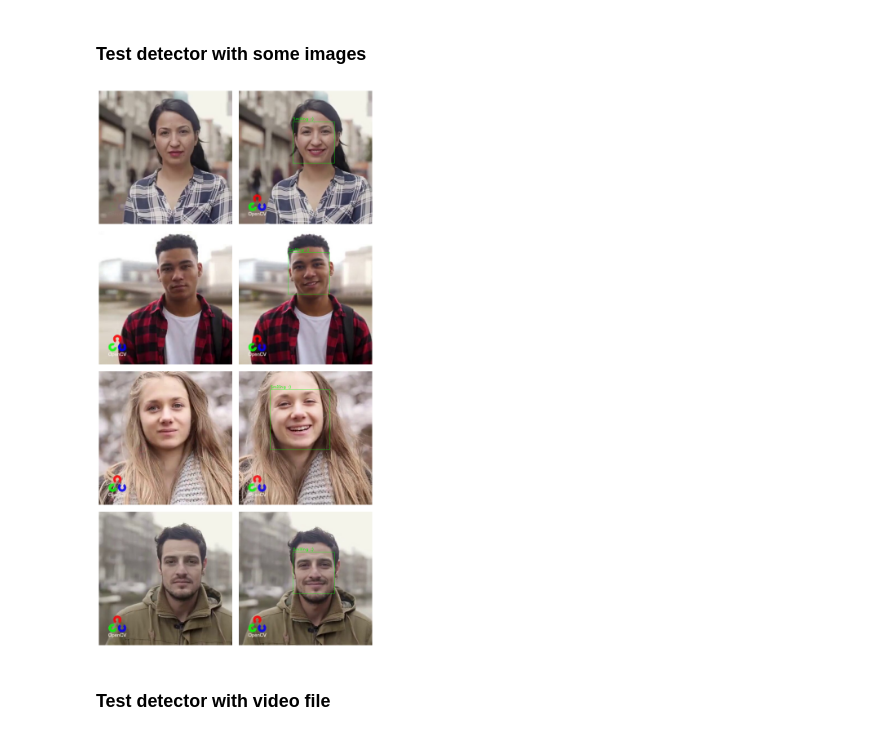
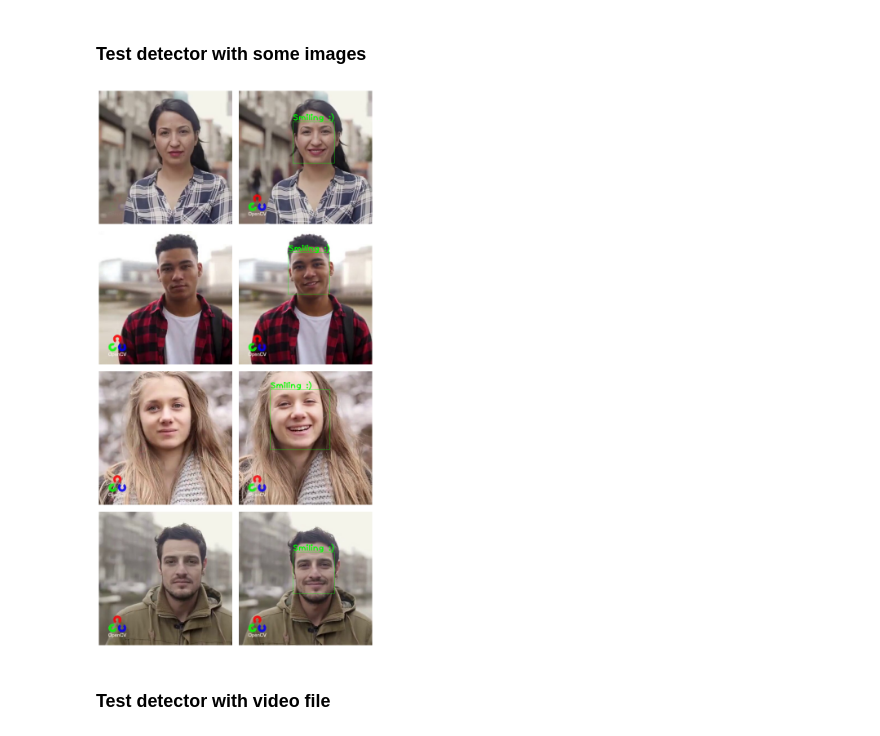
Before and after one commit to lphucthinh40/opencv_examples, a Jupyter notebook: Smile_Detection/smile_detector.ipynb, the cells around one changed output. Saved outputs shown, nothing was run; the diff lists cells and outputs as text; code cells hidden in the pictures.

Commit message:
add output images

```diff
--- a/Smile_Detection/smile_detector.ipynb
+++ b/Smile_Detection/smile_detector.ipynb
@@ -33,7 +33,7 @@ class SmileDetector:
             start, end = (bbox[0], bbox[1]), (bbox[2], bbox[3])
             new_image = cv2.rectangle(new_image, start, end, (0,255,0), 1)
             new_image = cv2.putText(new_image,"Smiling :)", (start[0], start[1]-5),
-                                    cv2.FONT_HERSHEY_PLAIN, 1, (0,255,0), 1, cv2.LINE_AA)
+                                    cv2.FONT_HERSHEY_PLAIN, 2, (0,255,0), 2, cv2.LINE_AA)
         return new_image
 
     def isSmiling(self, image):
@@ -73,22 +73,23 @@ smile_detector = SmileDetector(MODEL_PATH)
 from os import listdir
 from os.path import isfile, join
 # %%
-image_path = "./images"
+image_path = "../resources/images/smiles"
 image_files = sorted([f for f in listdir(image_path) if isfile(join(image_path, f))])
 n = len(image_files)
 # %%
 n_per_row = 2
 fig, axes = plt.subplots(nrows= n//n_per_row + (n%n_per_row>0), ncols=n_per_row, figsize=(12,25))
 for index, file in enumerate(image_files):
     im = cv2.imread(image_path + '/' + file)
     im_rgb = cv2.cvtColor(im, cv2.COLOR_BGR2RGB)
     smiling_faces = smile_detector.detect(im_rgb)
     im_rgb = smile_detector.draw_result(im_rgb, smiling_faces)
     axes[index//n_per_row, index%n_per_row].imshow(im_rgb)
     axes[index//n_per_row, index%n_per_row].axis("off")
+    im = cv2.cvtColor(im_rgb, cv2.COLOR_RGB2BGR)
 plt.subplots_adjust(wspace=.05, hspace=.05)
 # %% [output]
-[figure, old version]
+[figure, new version]
 # %% [markdown]
 ### Test detector with video file
 # %%
```
Also changed, not shown: 34 other files.
